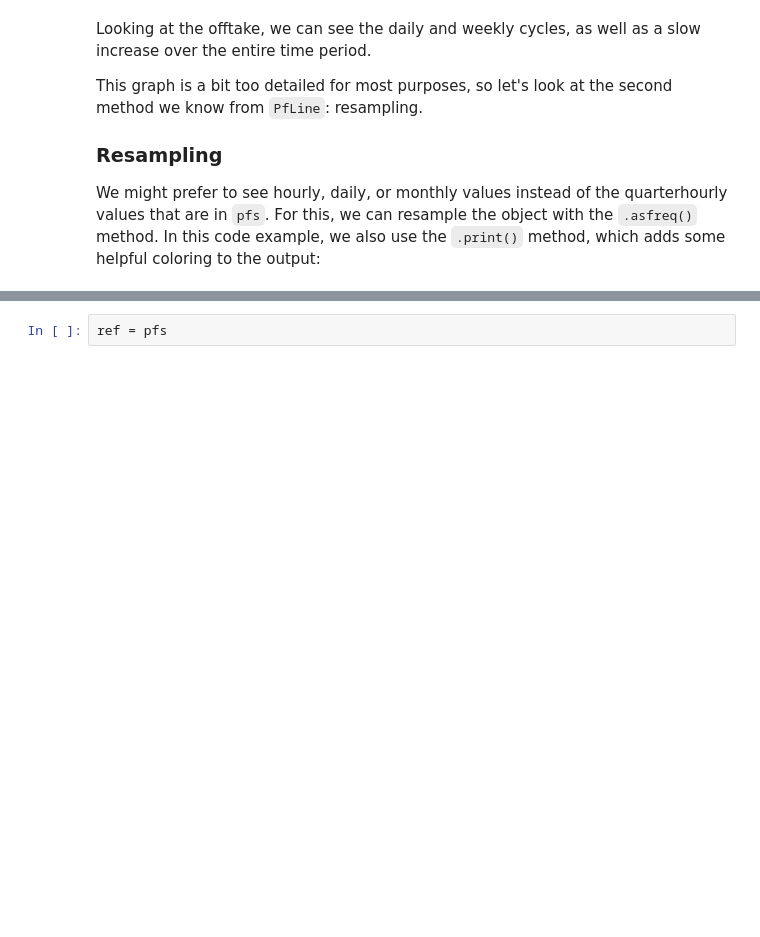
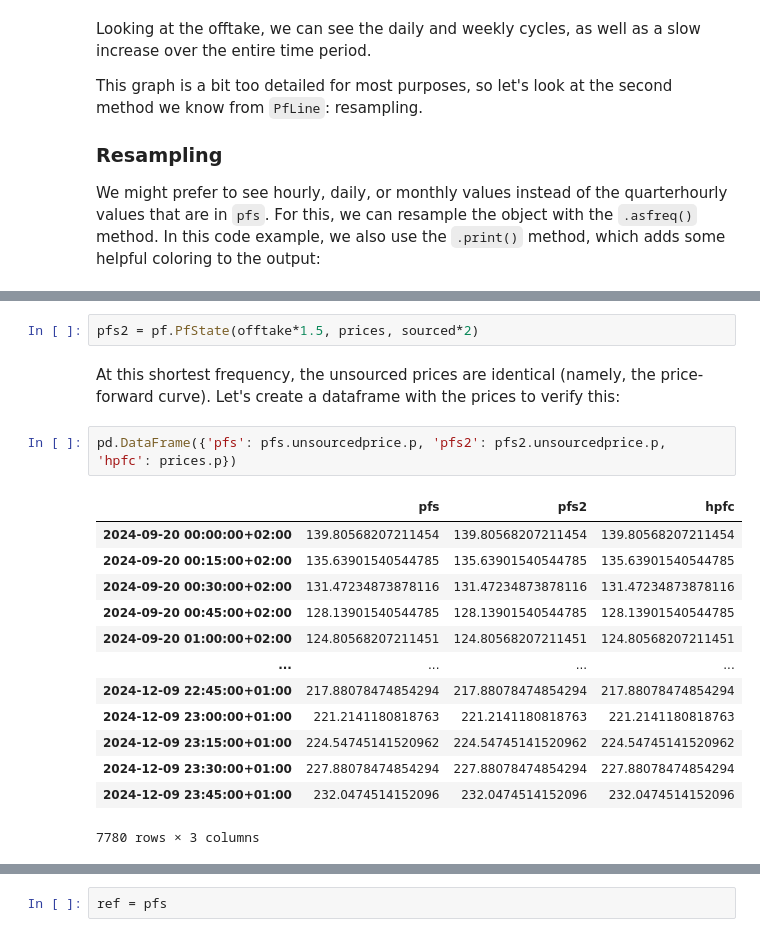
Before and after one commit to rwijtvliet/portfolyo, a Jupyter notebook: docs/tutorial/part3.ipynb, the cells around one changed output, grey strips where cells are left out. Drawn from its saved outputs; the diff is of its cells as text; blank space fills up the shorter version.

```diff
--- a/docs/tutorial/part3.ipynb
+++ b/docs/tutorial/part3.ipynb
@@ -90,0 +110,20 @@ PfState object.
+# %%
+pfs2 = pf.PfState(offtake*1.5, prices, sourced*2)
+# %% [markdown]
+At this shortest frequency, the unsourced prices are identical (namely, the price-forward curve). Let's create a dataframe with the prices to verify this:
+# %%
+pd.DataFrame({'pfs': pfs.unsourcedprice.p, 'pfs2': pfs2.unsourcedprice.p, 'hpfc': prices.p})
+# %% [output]
+|  | pfs | pfs2 | hpfc |
+| 2024-09-20 00:00:00+02:00 | 139.80568207211454 | 139.80568207211454 | 139.80568207211454 |
+| 2024-09-20 00:15:00+02:00 | 135.63901540544785 | 135.63901540544785 | 135.63901540544785 |
+| 2024-09-20 00:30:00+02:00 | 131.47234873878116 | 131.47234873878116 | 131.47234873878116 |
+| 2024-09-20 00:45:00+02:00 | 128.13901540544785 | 128.13901540544785 | 128.13901540544785 |
+| 2024-09-20 01:00:00+02:00 | 124.80568207211451 | 124.80568207211451 | 124.80568207211451 |
+| ... | ... | ... | ... |
+| 2024-12-09 22:45:00+01:00 | 217.88078474854294 | 217.88078474854294 | 217.88078474854294 |
+| 2024-12-09 23:00:00+01:00 | 221.2141180818763 | 221.2141180818763 | 221.2141180818763 |
+| 2024-12-09 23:15:00+01:00 | 224.54745141520962 | 224.54745141520962 | 224.54745141520962 |
+| 2024-12-09 23:30:00+01:00 | 227.88078474854294 | 227.88078474854294 | 227.88078474854294 |
+| 2024-12-09 23:45:00+01:00 | 232.0474514152096 | 232.0474514152096 | 232.0474514152096 |
+7780 rows × 3 columns
```
Also changed, not shown: parts of 41 cells of this notebook, 18 other files.
